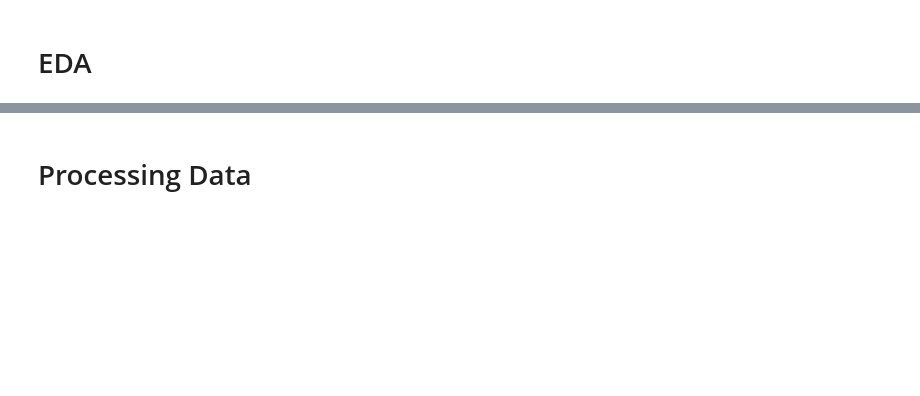
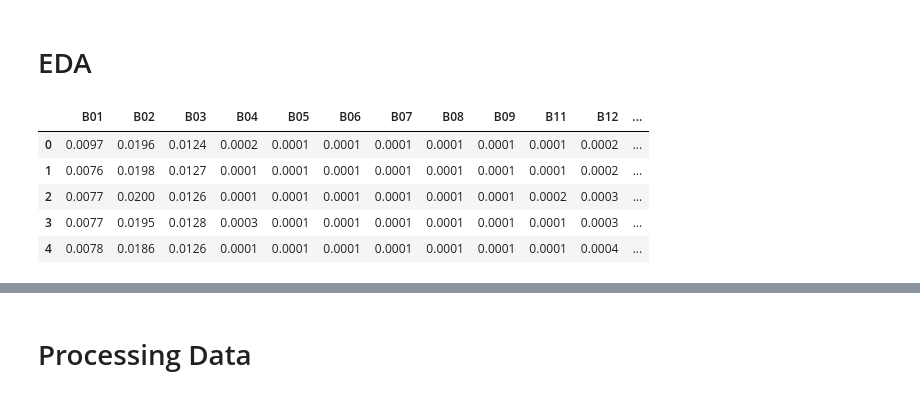
Before and after one commit to fynnweaver/Land_Cover_Classification, a Jupyter notebook: Code.ipynb, the cells around one changed output, grey strips where cells are left out. Cells and saved outputs as stored; diff of their text form; code cells hidden in the pictures; blank space fills up the shorter version.

```diff
--- a/Code.ipynb
+++ b/Code.ipynb
@@ -111,0 +110,22 @@ tor_raws.head()
+# %%
+#custom function using gdal to convert raster to dataframe
+def gdal_to_dataframe(dir_path, nrcan_name = 'NRCAN_transformed.tif', index = [-14, -11]):
+    raw_names = list(os.listdir(dir_path))
+
+    raw_df = pd.DataFrame()
+
+    for i in raw_names:
+        raw_img = gdal.Open(os.path.join(dir_path, i))
+
+        raw_array = np.array(raw_img.ReadAsArray()).flatten()
+        raw_df[i[index[0]:index[1]]] = raw_array
+
+    nrcan = gdal.Open(os.path.join(dir_path, '..', nrcan_name))
+    nrcan_array = np.array(nrcan.ReadAsArray())
+
+    raw_df['y'] = nrcan_array.flatten()
+
+    return raw_df
+
+tor_raws = gdal_to_dataframe('../data_tests/scene_5/raws')
+tor_raws.head()
@@ -111,0 +139,6 @@ tor_raws.head()
+# %%
+#load gaussian filtered raws
+sim_raws = gdal_to_dataframe('../data_tests/simcoe_york/raws', nrcan_name = 'Simcoe_York_2019.tif')
+lab_raws = gdal_to_dataframe('../data_tests/labrador/raws')
+james_raws = gdal_to_dataframe('../data_tests/james_bay/raws', nrcan_name = 'James_Bay_Med.tif')
+tor_raws = gdal_to_dataframe('../data_tests/scene_5/raws')
@@ -170,0 +186,9 @@ def gaussian_raws(path_to_dir,  sigma = 1, nrcan_name = 'NRCAN_transformed.tif',
+# %%
+lab_raws.head()
+# %% [output]
+|  | B01 | B02 | B03 | B04 | B05 | B06 | B07 | B08 | B09 | B11 | B12 | ... |
+| 0 | 0.0097 | 0.0196 | 0.0124 | 0.0002 | 0.0001 | 0.0001 | 0.0001 | 0.0001 | 0.0001 | 0.0001 | 0.0002 | ... |
+| 1 | 0.0076 | 0.0198 | 0.0127 | 0.0001 | 0.0001 | 0.0001 | 0.0001 | 0.0001 | 0.0001 | 0.0001 | 0.0002 | ... |
+| 2 | 0.0077 | 0.0200 | 0.0126 | 0.0001 | 0.0001 | 0.0001 | 0.0001 | 0.0001 | 0.0001 | 0.0002 | 0.0003 | ... |
+| 3 | 0.0077 | 0.0195 | 0.0128 | 0.0003 | 0.0001 | 0.0001 | 0.0001 | 0.0001 | 0.0001 | 0.0001 | 0.0003 | ... |
+| 4 | 0.0078 | 0.0186 | 0.0126 | 0.0001 | 0.0001 | 0.0001 | 0.0001 | 0.0001 | 0.0001 | 0.0001 | 0.0004 | ... |
```
Also changed, not shown: parts of 38 cells of this notebook, 9 other files.
